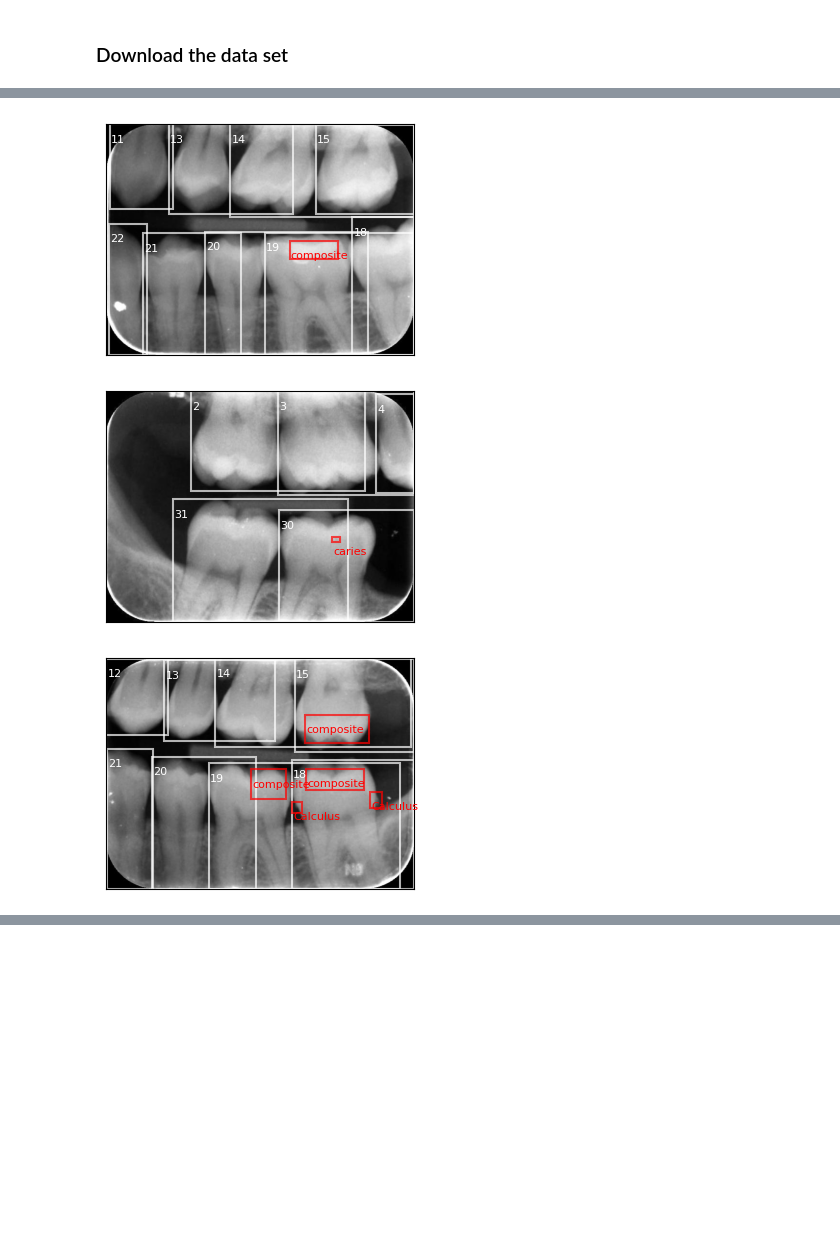
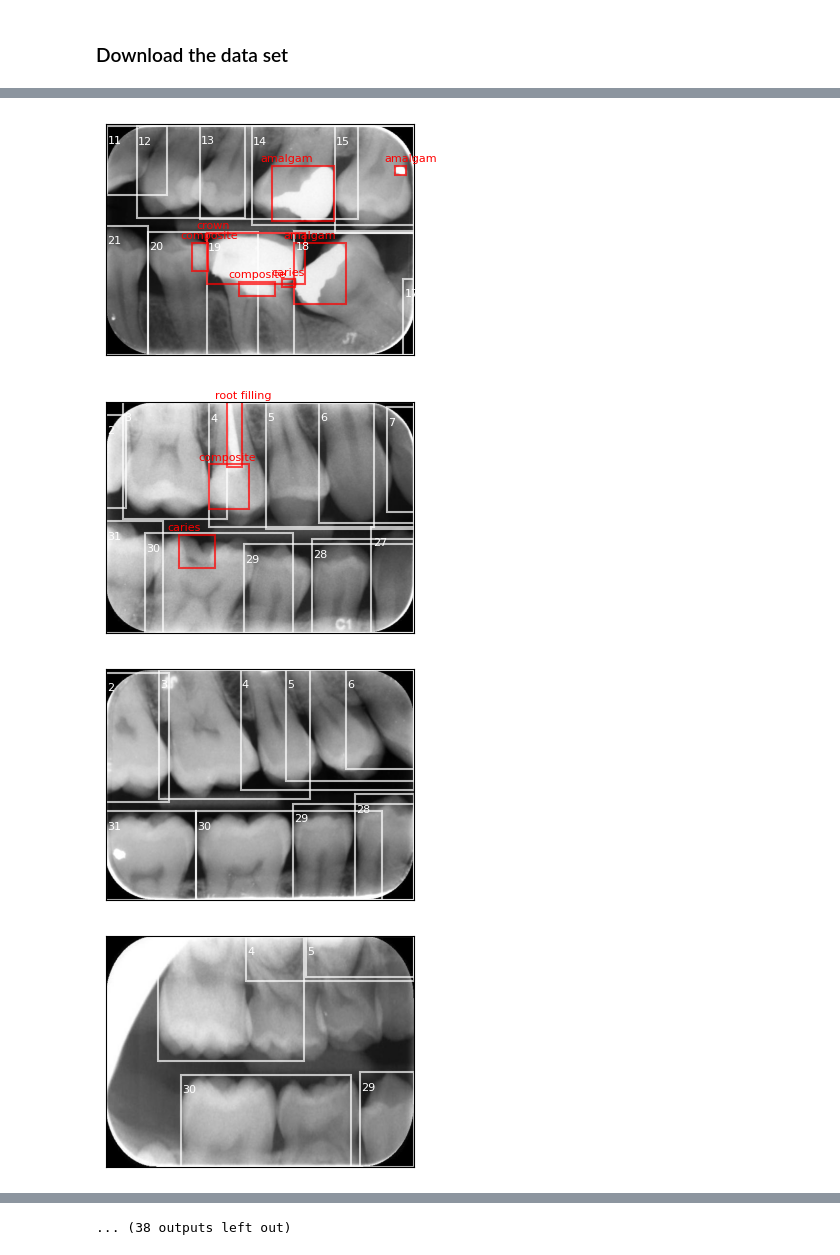
Before and after one commit to ccb-hms/computervision, a Jupyter notebook: notebooks/classification/01_download.ipynb, the cells around one changed output, grey strips where cells are left out. Drawn from its saved outputs; the diff is of its cells as text; code cells hidden in the pictures; blank space fills up the shorter version.

Commit message:
python templates for image classification task

```diff
--- a/notebooks/classification/01_download.ipynb
+++ b/notebooks/classification/01_download.ipynb
@@ -52,17 +59,20 @@ data_dir: /app/data
 # %% [markdown]
 ### Download the data set ###
 # %%
-url_base = 'https://dsets.s3.us-east-1.amazonaws.com/classification_datasets'
-url = os.path.join(url_base, f'{dataset_name}.tar.gz')
-# The Dentex class in src/computervision/dentex.py contains
-# short methods for working with the dentex data set
-# url = os.environ.get('CL_URL')
-print(f'Location of the data set for manual download: \n {url}')
-file = FileOP().download_from_url(url=url, download_dir=dataset_dir)
+url = os.environ.get('CL_URL')
+print(f'Link for manual download: \n {url}')
+file = FileOP().download_from_url(url=url, download_dir=data_dir)
 if file is not None and os.path.exists(file):
     try:
         with tarfile.open(file) as tar:
-            tar.extractall(path=dataset_dir)
+            tar.extractall(path=data_dir, filter='data')
     except Exception as e:
         logger.error(f'Failed to extract tar file: {e}')
+image_dir_name = os.path.basename(url).split('.')[0]
+image_dir = os.path.join(data_dir, image_dir_name)
+print(image_dir)
+
+# Verify the image data on disk
+file_list = glob.glob(os.path.join(image_dir, '*.jpg'))
+print(len(file_list))
 # %% [output]
@@ -99,36 +112,46 @@ Image directory:        /app/data/roboflow/dataset_dental_roboflow
 Total number of images: 993
 Annotations:            12559
 # %%
-for file in file_list[:3]:
+# Collect a number of images from the data set for demonstration
+rng = np.random.default_rng(seed=123)
+selected_file_list = rng.choice(file_list, size=50, replace=False)
+
+for file in selected_file_list:
 
     file_name = os.path.basename(file)
     df_file = df.loc[df[file_col] == file_name].\
         reset_index(drop=True)
 
     # Load the image
     im = ImageData().load_image(file)
     xlim, ylim = (0, im.shape[1]), (0, im.shape[0])
 
     # Labels and bounding boxes for positions
     df_file_position = df_file.loc[~df_file[pos_col].isnull()]
     pos_labels = np.int64(df_file_position[pos_col].tolist())
     pos_bboxes = df_file_position[bbox_col].tolist()
     pos_bboxes = [clipxywh(list(bbox), xlim=xlim, ylim=ylim) for bbox in pos_bboxes]
     pos_bbox_dict = dict(zip(pos_labels, pos_bboxes))
 
     # Labels and bounding boxes for diseases
     # We need to convert the disease bbox from the xyxy -> xywh format
     df_file_disease = df_file.loc[(df_file[pos_col].isnull())]
     disease_labels = df_file_disease[disease_col].tolist()
     disease_bboxes = df_file_disease[bbox_col].tolist()
     disease_bboxes = [clipxywh(xyxy2xywh(list(bbox)), xlim=xlim, ylim=ylim) for bbox in disease_bboxes]
 
     # Plot the image with the bounding boxes
     fig, ax = plt.subplots(figsize = (4, 3))
     ax = plot_boxes(image=im, box_list=pos_bboxes, label_list=pos_labels, linewidth=1.5, ax=ax, color='w')
-    ax = plot_boxes(image=im, box_list=disease_bboxes, label_list=disease_labels, linewidth=1.5, ax=ax, color='r')
+    ax = plot_boxes(image=im, box_list=disease_bboxes, label_list=disease_labels, linewidth=1.5, ax=ax, color='r', offset_xy=(-100, -120))
+
+    # Before we show the image, we save it to the exampled directory
+    output_file_name = f'{os.path.splitext(file_name)[0]}_boxes.png'
+    output_file = os.path.join(example_dir, output_file_name)
+    plt.savefig(output_file, bbox_inches='tight', transparent=True)
     plt.show()
 # %% [output]
-[figure, old version]
+[figure, new version]
-[figure, old version]
+[figure, new version]
-[figure, old version]
+[figure, new version]
+[figure, added]
@@ -134,0 +166 @@ for file in file_list[:3]:
+... (38 outputs left out)
```
Also changed, not shown: parts of 5 cells of this notebook, 6 other files.
